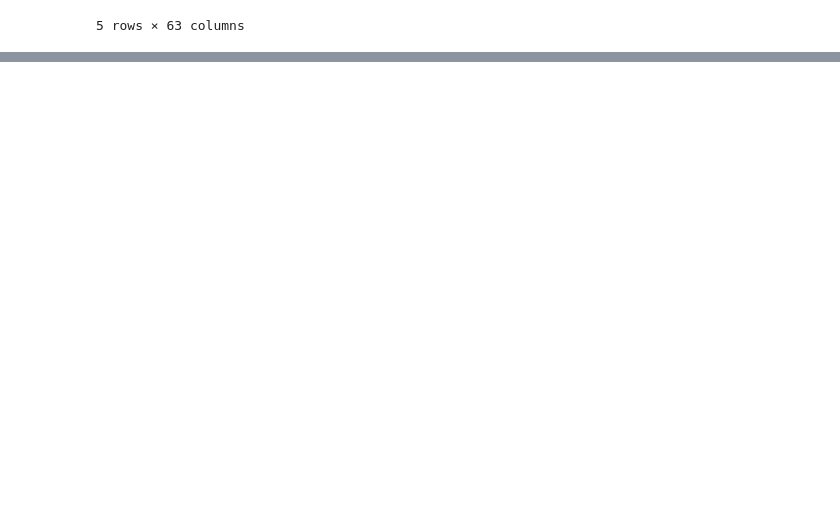
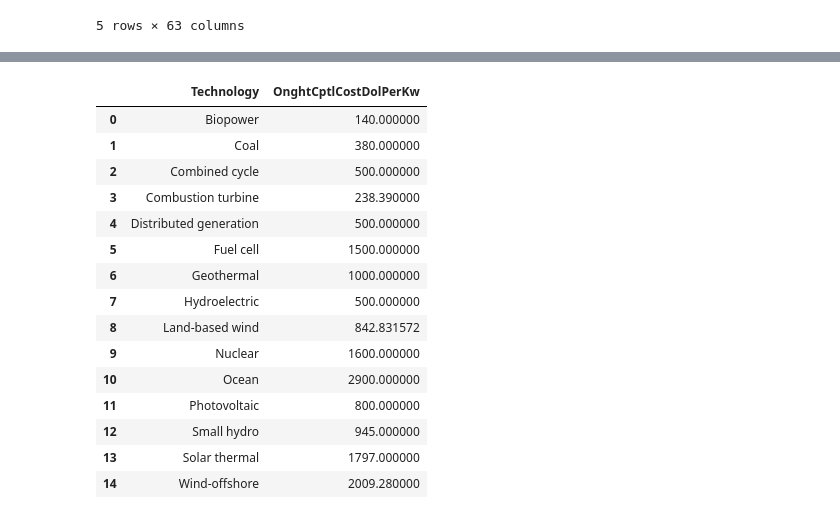
Before and after one commit to CFD-UTSA/EnergyGeneration, a Jupyter notebook: Final_Project_Draft.ipynb, the cells around one changed output, grey strips where cells are left out. Saved outputs shown, nothing was run; the diff lists cells and outputs as text; code cells hidden in the pictures; blank space fills up the shorter version.

```diff
--- a/Final_Project_Draft.ipynb
+++ b/Final_Project_Draft.ipynb
@@ -59,0 +218,20 @@ False
+# %%
+# Find min of OCC
+OCC.groupby('Technology',as_index=False)['OnghtCptlCostDolPerKw'].min()
+# %% [output]
+|  | Technology | OnghtCptlCostDolPerKw |
+| 0 | Biopower | 140.000000 |
+| 1 | Coal | 380.000000 |
+| 2 | Combined cycle | 500.000000 |
+| 3 | Combustion turbine | 238.390000 |
+| 4 | Distributed generation | 500.000000 |
+| 5 | Fuel cell | 1500.000000 |
+| 6 | Geothermal | 1000.000000 |
+| 7 | Hydroelectric | 500.000000 |
+| 8 | Land-based wind | 842.831572 |
+| 9 | Nuclear | 1600.000000 |
+| 10 | Ocean | 2900.000000 |
+| 11 | Photovoltaic | 800.000000 |
+| 12 | Small hydro | 945.000000 |
+| 13 | Solar thermal | 1797.000000 |
+| 14 | Wind-offshore | 2009.280000 |
```
Also changed, not shown: parts of 29 cells of this notebook.
